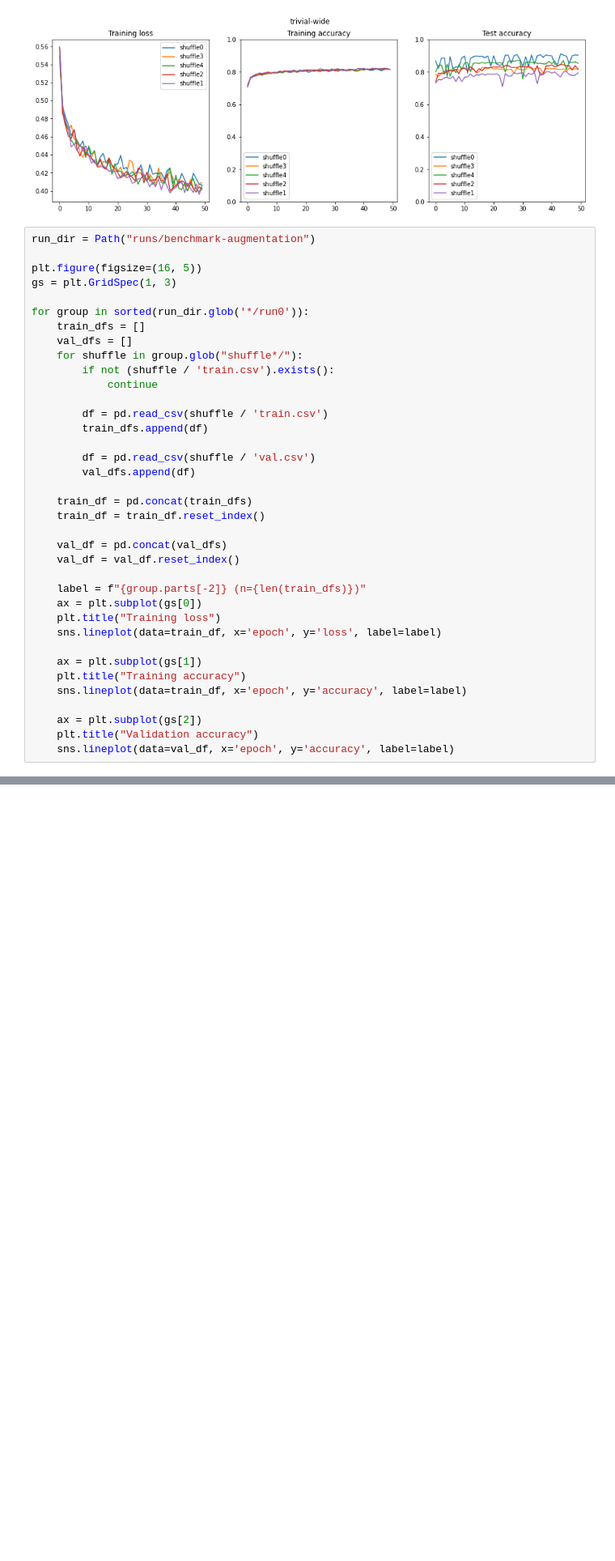
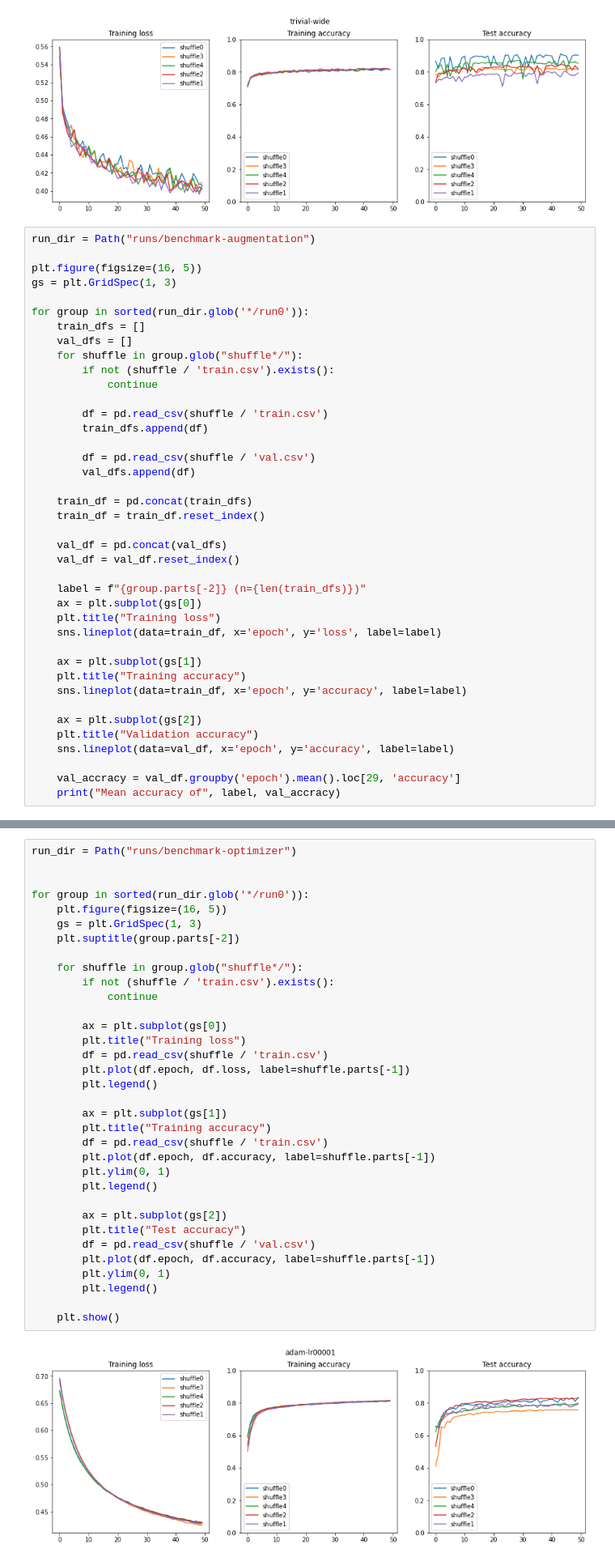
Before and after one commit to A-Telfer/mouse-facial-expressions, a Jupyter notebook: hohlbaum_black_mouse_dataset/plot.ipynb, the cells around one changed output, grey strips where cells are left out. Shown at 81% size. Saved outputs shown, nothing was run; the diff lists cells and outputs as text; blank space fills up the shorter version.

```diff
--- a/hohlbaum_black_mouse_dataset/plot.ipynb
+++ b/hohlbaum_black_mouse_dataset/plot.ipynb
@@ -80,4 +80,7 @@ for group in sorted(run_dir.glob('*/run0')):
     ax = plt.subplot(gs[2])
     plt.title("Validation accuracy")
     sns.lineplot(data=val_df, x='epoch', y='accuracy', label=label)
+
+    val_accracy = val_df.groupby('epoch').mean().loc[29, 'accuracy']
+    print("Mean accuracy of", label, val_accracy)
 # %% [output]
@@ -84 +91,37 @@ for group in sorted(run_dir.glob('*/run0')):
 [figure]
+# %%
+run_dir = Path("runs/benchmark-optimizer")
+
+
+for group in sorted(run_dir.glob('*/run0')):
+    plt.figure(figsize=(16, 5))
+    gs = plt.GridSpec(1, 3)
+    plt.suptitle(group.parts[-2])
+
+    for shuffle in group.glob("shuffle*/"):
+        if not (shuffle / 'train.csv').exists():
+            continue
+
+        ax = plt.subplot(gs[0])
+        plt.title("Training loss")
+        df = pd.read_csv(shuffle / 'train.csv')
+        plt.plot(df.epoch, df.loss, label=shuffle.parts[-1])
+        plt.legend()
+
+        ax = plt.subplot(gs[1])
+        plt.title("Training accuracy")
+        df = pd.read_csv(shuffle / 'train.csv')
+        plt.plot(df.epoch, df.accuracy, label=shuffle.parts[-1])
+        plt.ylim(0, 1)
+        plt.legend()
+
+        ax = plt.subplot(gs[2])
+        plt.title("Test accuracy")
+        df = pd.read_csv(shuffle / 'val.csv')
+        plt.plot(df.epoch, df.accuracy, label=shuffle.parts[-1])
+        plt.ylim(0, 1)
+        plt.legend()
+
+    plt.show()
+# %% [output]
+[figure, added]
```
Also changed, not shown: parts of 3 cells of this notebook, 1 other file.
